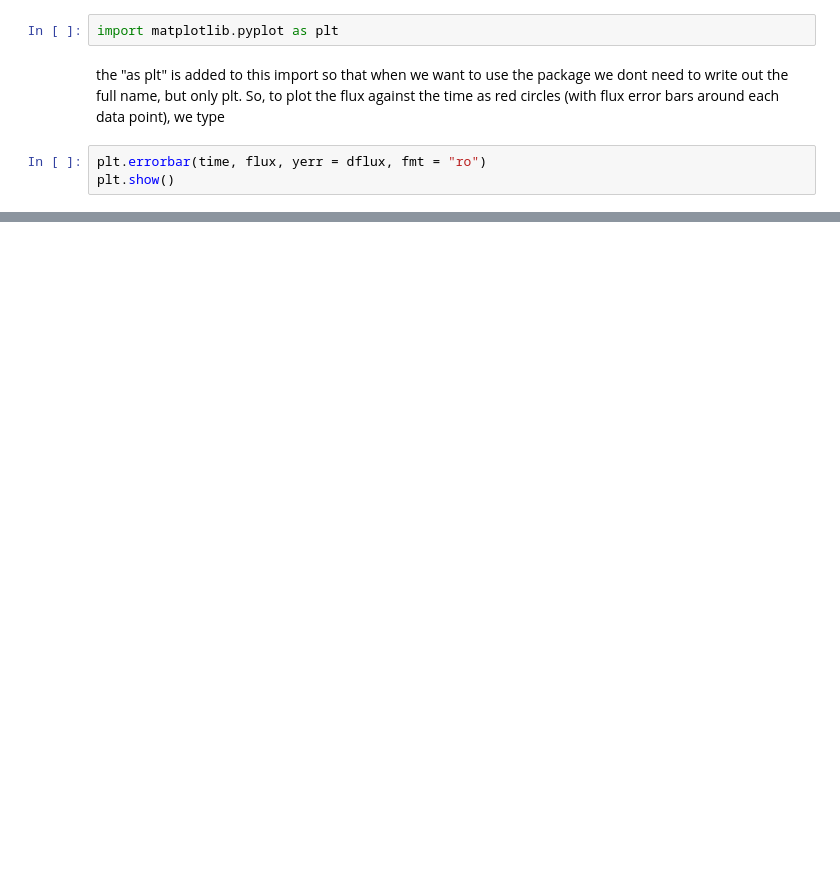
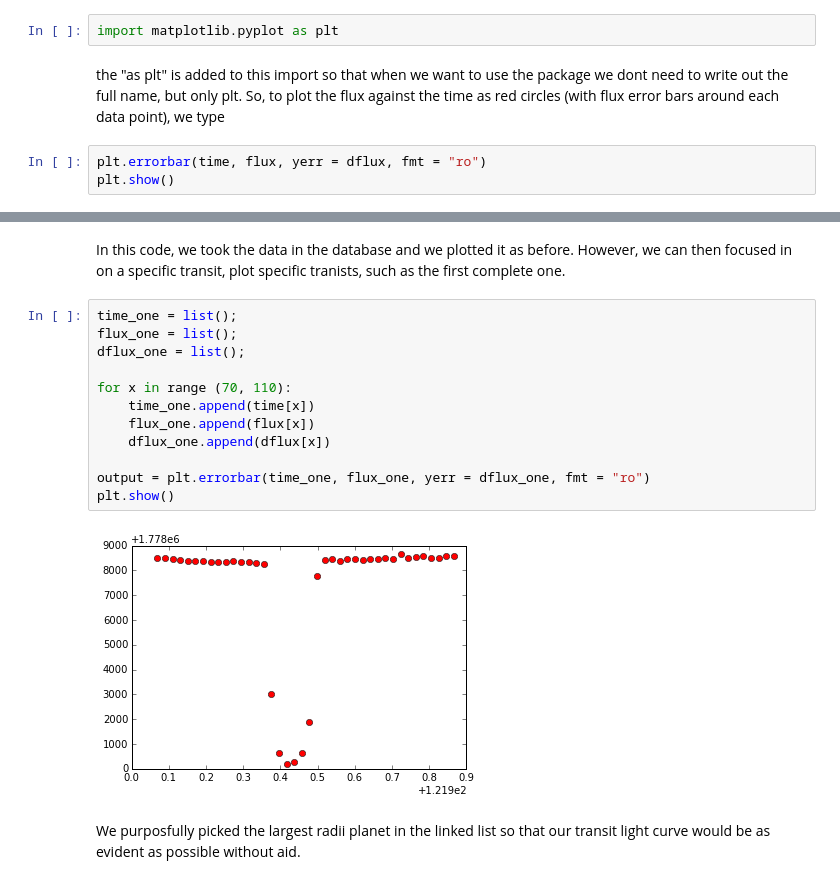
Before and after one commit to joshm73/pythonIntro, a Jupyter notebook: Intro.ipynb, the cells around one changed output, grey strips where cells are left out. Cells and saved outputs as stored; diff of their text form; blank space fills up the shorter version.

```diff
--- a/Intro.ipynb
+++ b/Intro.ipynb
@@ -234,0 +294,18 @@ plt.show()
+# %% [markdown]
+In this code, we took the data in the database and we plotted it as before.   However, we can then focused in on a specific transit, plot specific tranists, such as the first complete one.
+# %%
+time_one = list();
+flux_one = list();
+dflux_one = list();
+
+for x in range (70, 110):
+    time_one.append(time[x])
+    flux_one.append(flux[x])
+    dflux_one.append(dflux[x])
+
+output = plt.errorbar(time_one, flux_one, yerr = dflux_one, fmt = "ro")
+plt.show()
+# %% [output]
+[figure, added]
+# %% [markdown]
+We purposfully picked the largest radii planet in the linked list so that our transit light curve would be as evident as possible without aid.
```
Also changed, not shown: parts of 23 cells of this notebook.
